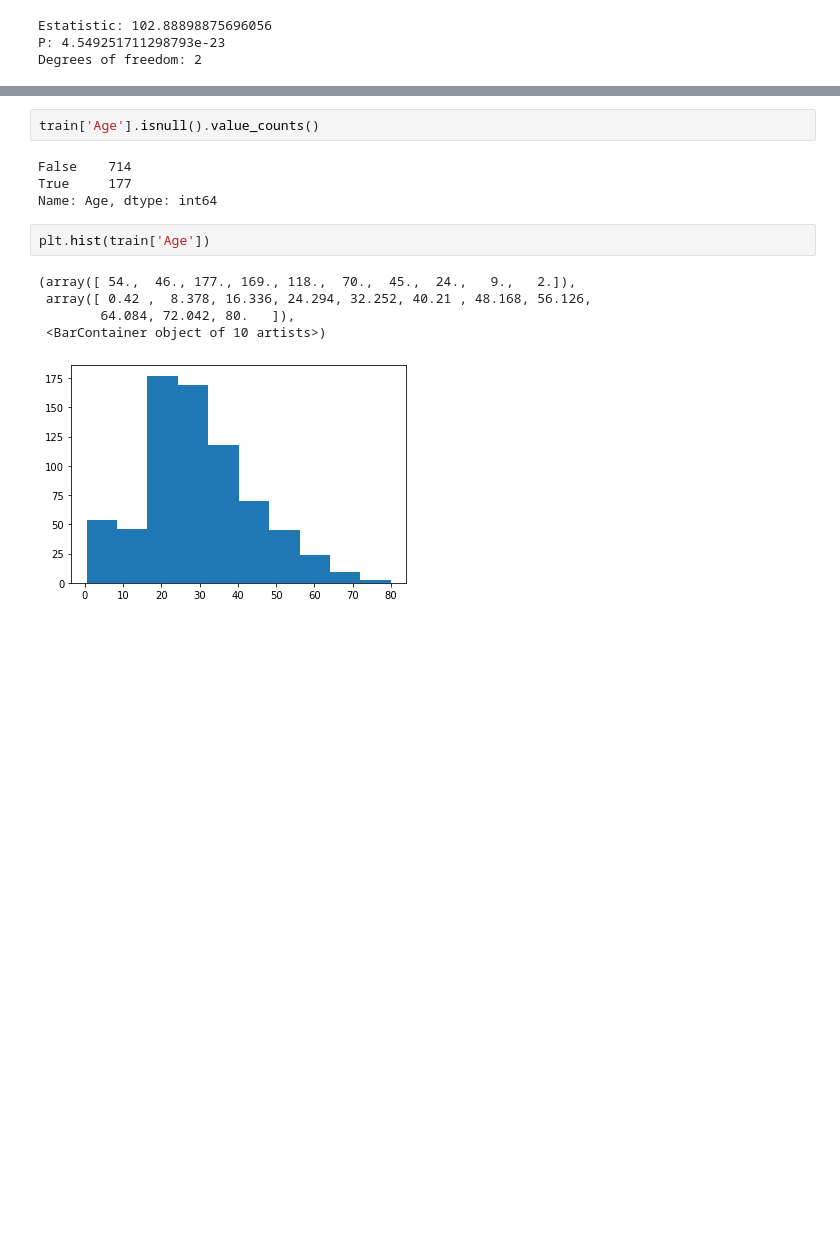
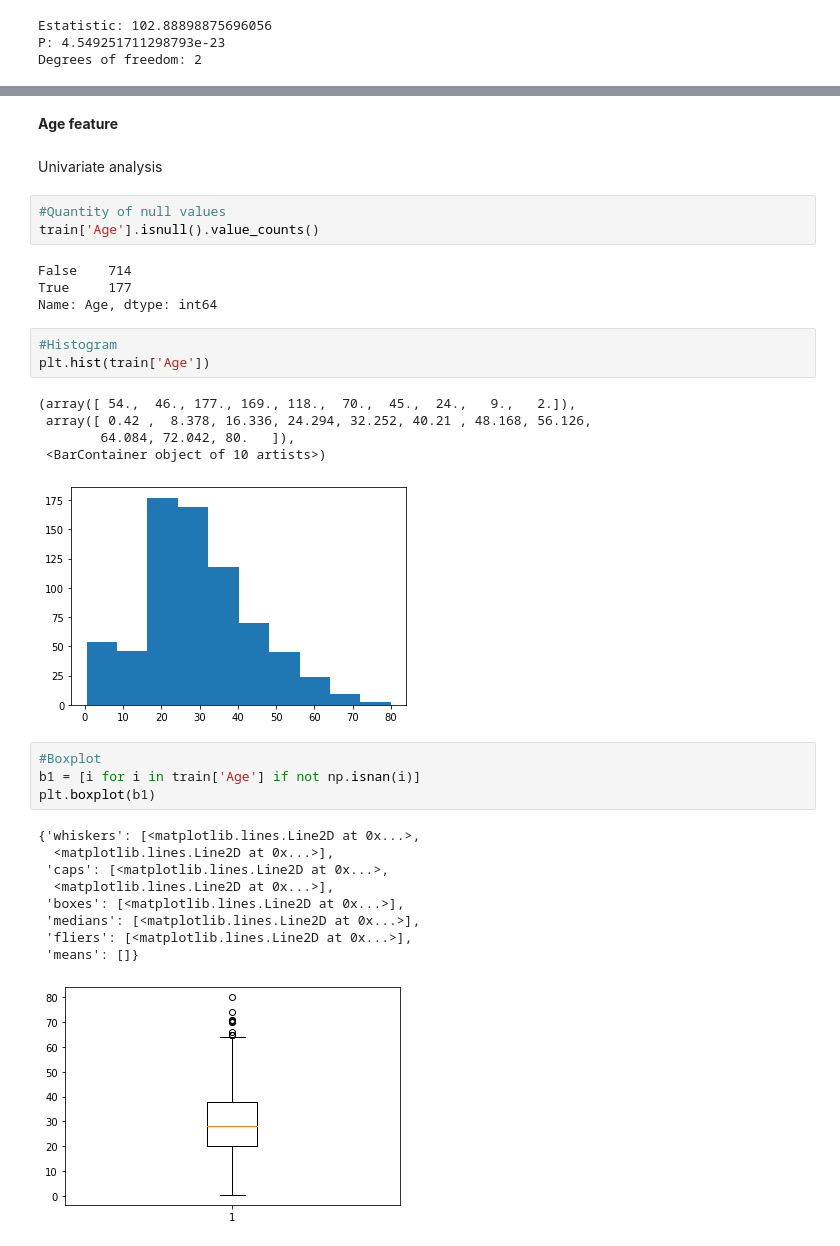
Before and after one commit to amandarnds/Titanic, a Jupyter notebook: titanic-prediction.ipynb, the cells around one changed output, grey strips where cells are left out. Cells and saved outputs as stored; diff of their text form; blank space fills up the shorter version.

```diff
--- a/titanic-prediction.ipynb
+++ b/titanic-prediction.ipynb
@@ -218,10 +216,16 @@ evaluation:
+# %% [markdown]
+**Age feature**
+# %% [markdown]
+Univariate analysis
 # %%
+#Quantity of null values
 train['Age'].isnull().value_counts()
 # %% [output]
 False    714
 True     177
 Name: Age, dtype: int64
 # %%
+#Histogram
 plt.hist(train['Age'])
 # %% [output]
 (array([ 54.,  46., 177., 169., 118.,  70.,  45.,  24.,   9.,   2.]),
@@ -229,3 +233,17 @@ plt.hist(train['Age'])
         64.084, 72.042, 80.   ]),
  <BarContainer object of 10 artists>)
 [figure]
+# %%
+#Boxplot
+b1 = [i for i in train['Age'] if not np.isnan(i)]
+plt.boxplot(b1)
+# %% [output]
+{'whiskers': [<matplotlib.lines.Line2D at 0x...>,
+  <matplotlib.lines.Line2D at 0x...>],
+ 'caps': [<matplotlib.lines.Line2D at 0x...>,
+  <matplotlib.lines.Line2D at 0x...>],
+ 'boxes': [<matplotlib.lines.Line2D at 0x...>],
+ 'medians': [<matplotlib.lines.Line2D at 0x...>],
+ 'fliers': [<matplotlib.lines.Line2D at 0x...>],
+ 'means': []}
+[figure, added]
```
Also changed, not shown: parts of 7 cells of this notebook.
